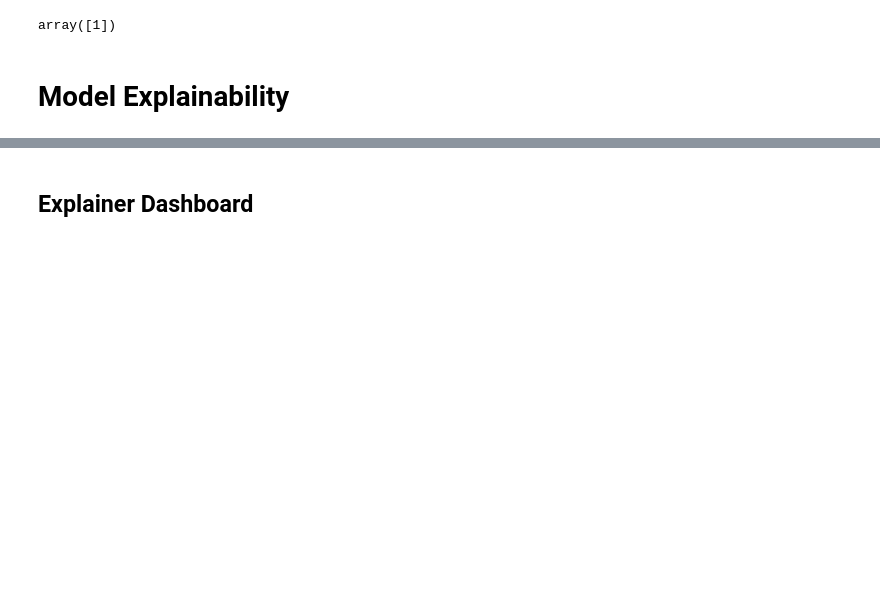
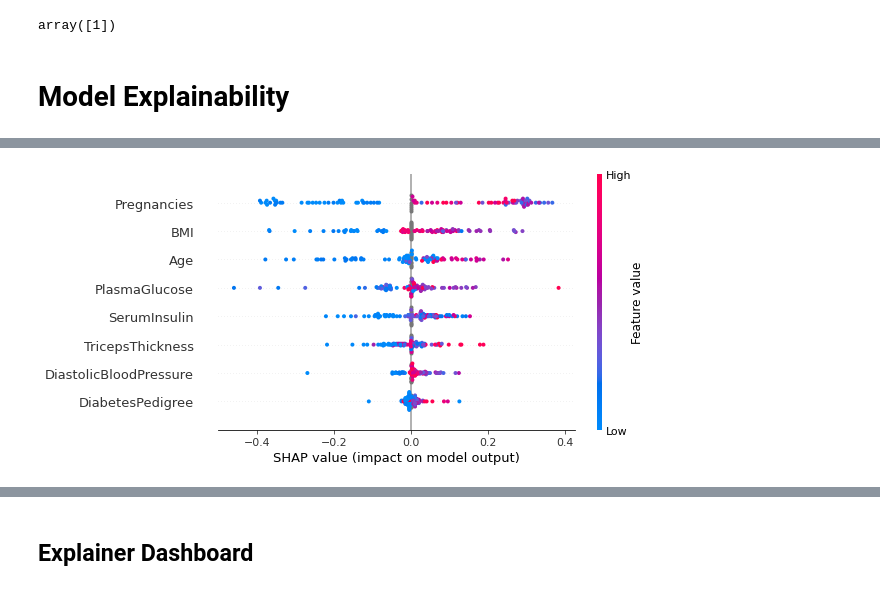
Before and after one commit to Sebastian1981/Healthrisk_Modeling, a Jupyter notebook: model_explainability.ipynb, the cells around one changed output, grey strips where cells are left out. Saved outputs shown, nothing was run; the diff lists cells and outputs as text; code cells hidden in the pictures; blank space fills up the shorter version.

```diff
--- a/model_explainability.ipynb
+++ b/model_explainability.ipynb
@@ -200,0 +244,4 @@ array([1])
+# %%
+shap.plots.beeswarm(shap_values, max_display=15)
+# %% [output]
+[figure, added]
```
Also changed, not shown: parts of 12 cells of this notebook, 1 other file.
